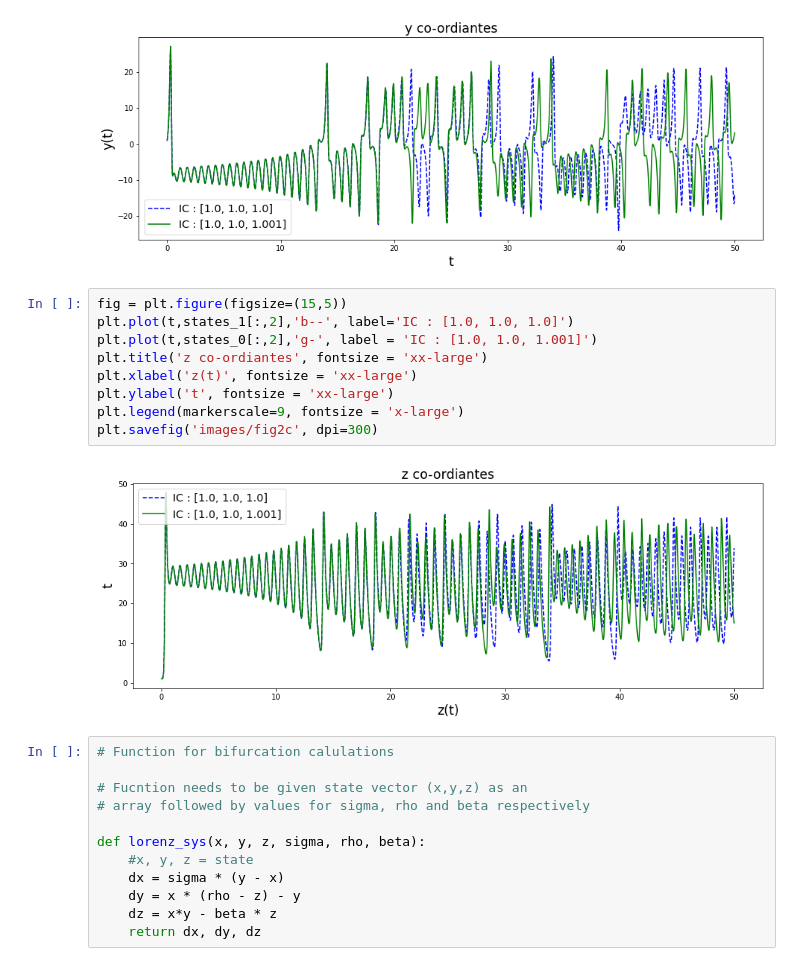
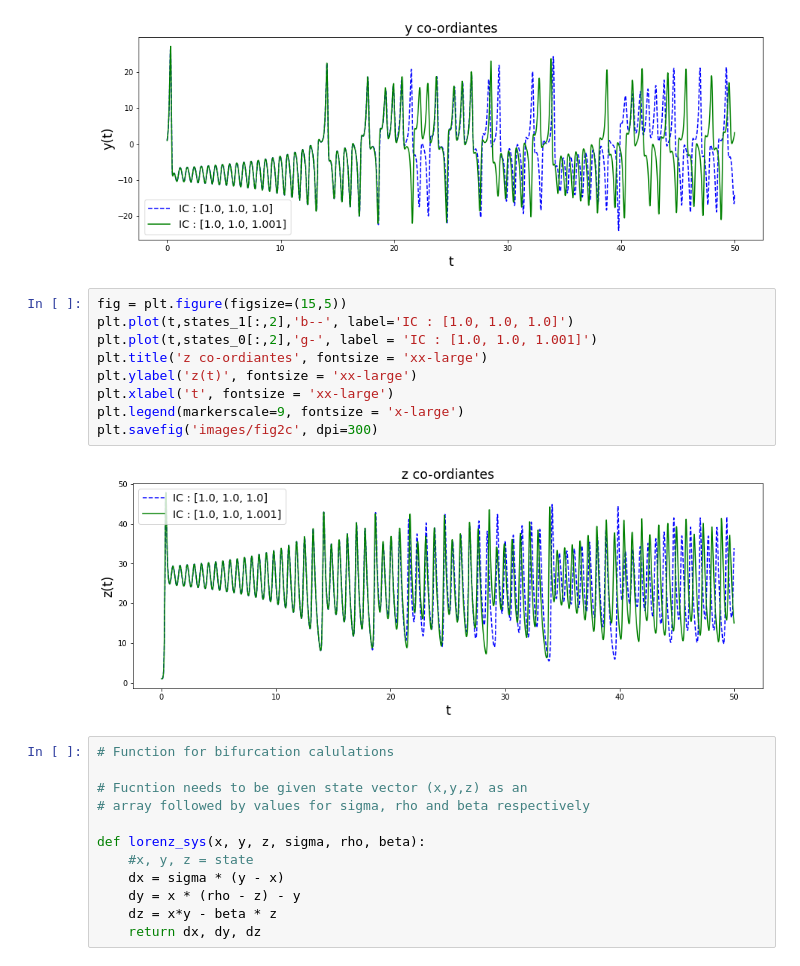
Before and after one commit to sourabh-ch/ph456-computational, a Jupyter notebook: complex-sys/lorenz-eqns.ipynb, the cells around one changed output. Drawn from its saved outputs; the diff is of its cells as text.

```diff
--- a/complex-sys/lorenz-eqns.ipynb
+++ b/complex-sys/lorenz-eqns.ipynb
@@ -63,14 +63,14 @@ plt.savefig('images/fig2b', dpi=300)
 # %%
 fig = plt.figure(figsize=(15,5))
 plt.plot(t,states_1[:,2],'b--', label='IC : [1.0, 1.0, 1.0]')
 plt.plot(t,states_0[:,2],'g-', label = 'IC : [1.0, 1.0, 1.001]')
 plt.title('z co-ordiantes', fontsize = 'xx-large')
-plt.xlabel('z(t)', fontsize = 'xx-large')
-plt.ylabel('t', fontsize = 'xx-large')
+plt.ylabel('z(t)', fontsize = 'xx-large')
+plt.xlabel('t', fontsize = 'xx-large')
 plt.legend(markerscale=9, fontsize = 'x-large')
 plt.savefig('images/fig2c', dpi=300)
 # %% [output]
-[figure, old version]
+[figure, new version]
 # %%
 # Function for bifurcation calulations
 
```
Also changed, not shown: parts of 1 cell of this notebook, 5 other files.
